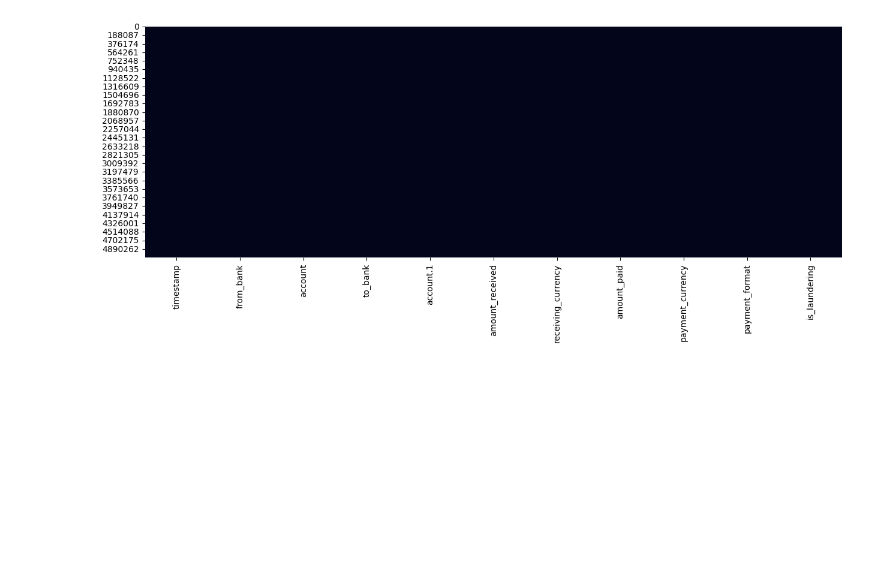
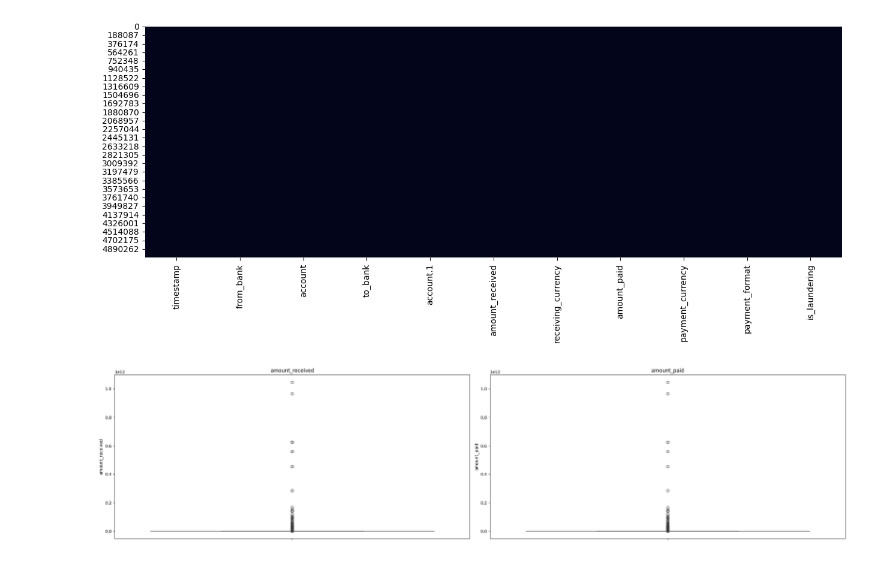
Before and after one commit to votanasrey/Hybrid-Node-Clustering-Approach-for-Graph-Based-Anti-Money-Laundering, a Jupyter notebook: model_dev/main_model_dev.ipynb, the cells around one changed output. Cells and saved outputs as stored; diff of their text form; code cells hidden in the pictures; blank space fills up the shorter version.

```diff
--- a/model_dev/main_model_dev.ipynb
+++ b/model_dev/main_model_dev.ipynb
@@ -218,6 +238,8 @@ ERROR TO CREATE THE HEATMAP:  name 'titile' is not defined
 # %%
 create_boxplots(
     df,
-    [''],
+    ['amount_received', 'amount_paid'],
     2
 )
+# %% [output]
+[figure, added]
```
Also changed, not shown: parts of 3 cells of this notebook.
